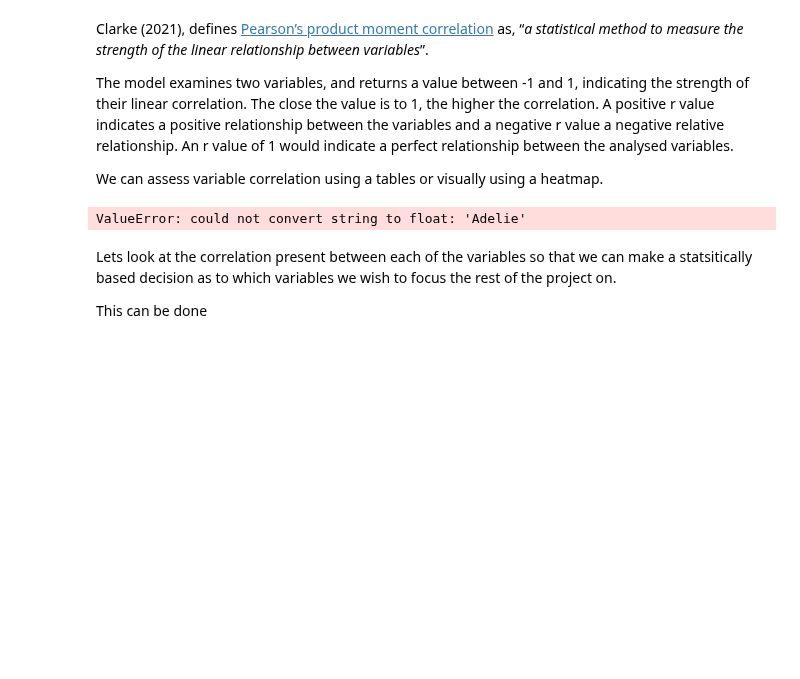
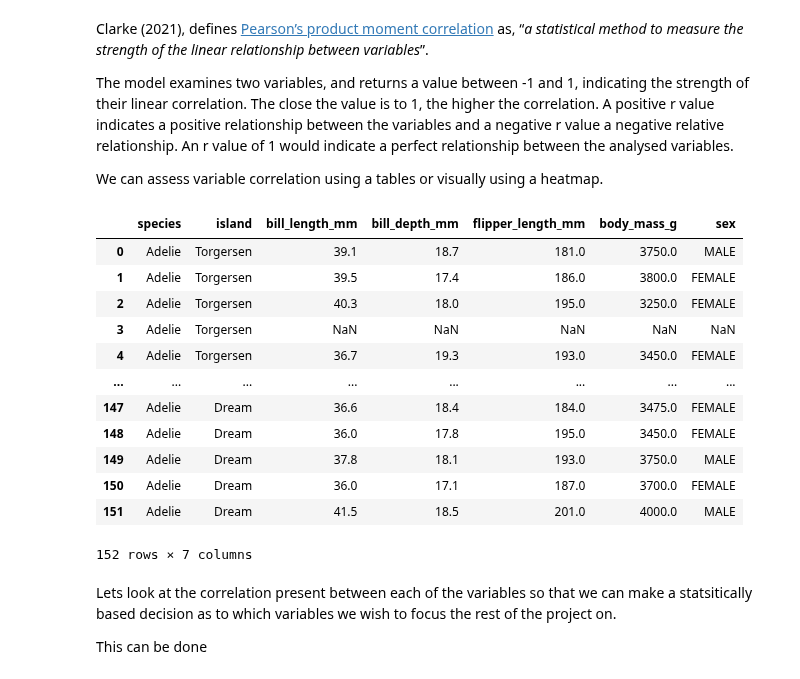
Before and after one commit to Laura6826/PofDA-mywork, a Jupyter notebook: penguins.ipynb, the cells around one changed output. Cells and saved outputs as stored; diff of their text form; code cells hidden in the pictures; blank space fills up the shorter version.

```diff
--- a/penguins.ipynb
+++ b/penguins.ipynb
@@ -347,12 +344,38 @@ Clarke (2021), defines [Pearson’s product moment correlation](https://practica
 The model examines two variables, and returns a value between -1 and 1, indicating the strength of their linear correlation. The close the value is to 1, the higher the correlation. A positive r value indicates a positive relationship between the variables and a negative r value a negative relative relationship. An r value of 1 would indicate a perfect relationship between the analysed variables.
 
 We can assess variable correlation using a tables or visually using a heatmap.
-# %%
-# Lets look at the correlation table first
-data = pd.DataFrame(df)
-print(data.corr())
-# %% [output]
-ValueError: could not convert string to float: 'Adelie'
+# %%
+# Lets create a seperate data frame for each species, subdivided by sex
+# First the Adelie species
+adelie_df = df[df["species"] == "Adelie"]
+male_adelie_df = adelie_df[adelie_df['sex'] == 'male']
+female_adelie = adelie_df[adelie_df['sex'] == 'female']
+
+#Now the Gentoo species
+gentoo_df=df[df["species"] == "Gentoo"]
+male_gentoo = gentoo_df[gentoo_df['sex'] == 'male']
+female_gentoo = gentoo_df[gentoo_df['sex'] == 'female']
+
+# And finally the Chinstapp species.
+chinstrap_df=df[df["species"] == "Chinstrap"]
+male_chinstrap = chinstrap_df[chinstrap_df['sex'] == 'male']
+female_chinstrap = chinstrap_df[chinstrap_df['sex'] == 'female']
+
+adelie_df
+# %% [output]
+|  | species | island | bill_length_mm | bill_depth_mm | flipper_length_mm | body_mass_g | sex |
+| 0 | Adelie | Torgersen | 39.1 | 18.7 | 181.0 | 3750.0 | MALE |
+| 1 | Adelie | Torgersen | 39.5 | 17.4 | 186.0 | 3800.0 | FEMALE |
+| 2 | Adelie | Torgersen | 40.3 | 18.0 | 195.0 | 3250.0 | FEMALE |
+| 3 | Adelie | Torgersen | NaN | NaN | NaN | NaN | NaN |
+| 4 | Adelie | Torgersen | 36.7 | 19.3 | 193.0 | 3450.0 | FEMALE |
+| ... | ... | ... | ... | ... | ... | ... | ... |
+| 147 | Adelie | Dream | 36.6 | 18.4 | 184.0 | 3475.0 | FEMALE |
+| 148 | Adelie | Dream | 36.0 | 17.8 | 195.0 | 3450.0 | FEMALE |
+| 149 | Adelie | Dream | 37.8 | 18.1 | 193.0 | 3750.0 | MALE |
+| 150 | Adelie | Dream | 36.0 | 17.1 | 187.0 | 3700.0 | FEMALE |
+| 151 | Adelie | Dream | 41.5 | 18.5 | 201.0 | 4000.0 | MALE |
+152 rows × 7 columns
 # %% [markdown]
 Lets look at the correlation present between each of the variables so that we can make a statsitically based decision as to which variables we wish to focus the rest of the project on.
 
```
Also changed, not shown: parts of 1 cell of this notebook.
